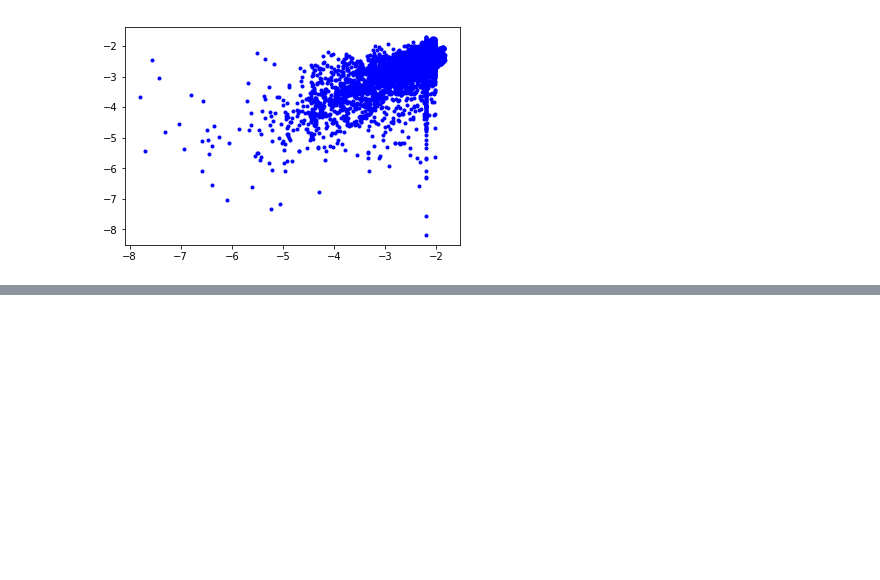
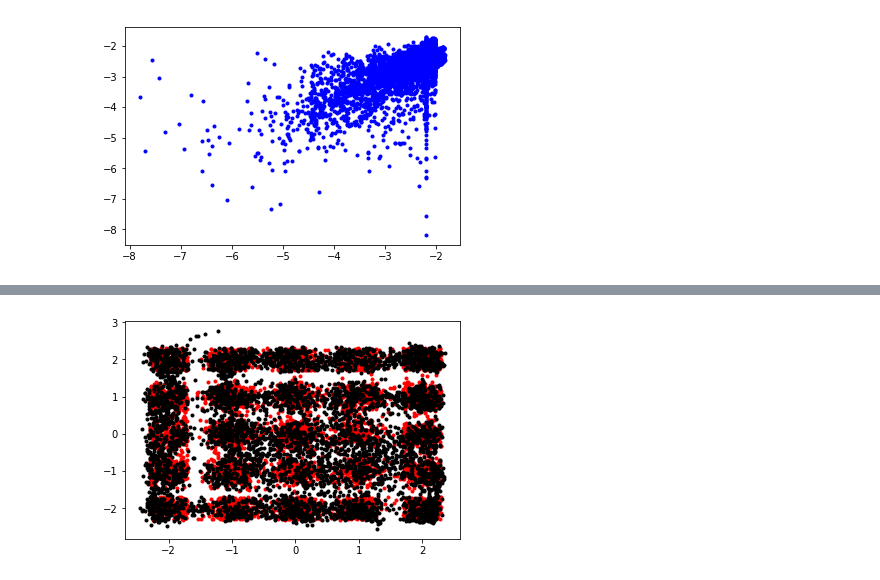
Before and after one commit to atbolsh/glowLU, a Jupyter notebook: PlottingEverything.ipynb, the cells around one changed output, grey strips where cells are left out. Cells and saved outputs as stored; diff of their text form; code cells hidden in the pictures; blank space fills up the shorter version.

```diff
--- a/PlottingEverything.ipynb
+++ b/PlottingEverything.ipynb
@@ -847,0 +912,16 @@ plt.show()
+# %%
+U = model.cuda().sample(6000)
+U2 = d2.Column(6000)
+
+x = U[:, 0].cpu().detach().numpy()
+y = U[:, 1].cpu().detach().numpy()
+
+x2 = U2[:, 0].cpu().detach().numpy()
+y2 = U2[:, 1].cpu().detach().numpy()
+# %%
+plt.clf()
+plt.plot(x2, y2, 'r.')
+plt.plot(x, y, 'k.')
+plt.show()
+# %% [output]
+[figure, added]
```
Also changed, not shown: parts of 34 cells of this notebook, 8 other files.
